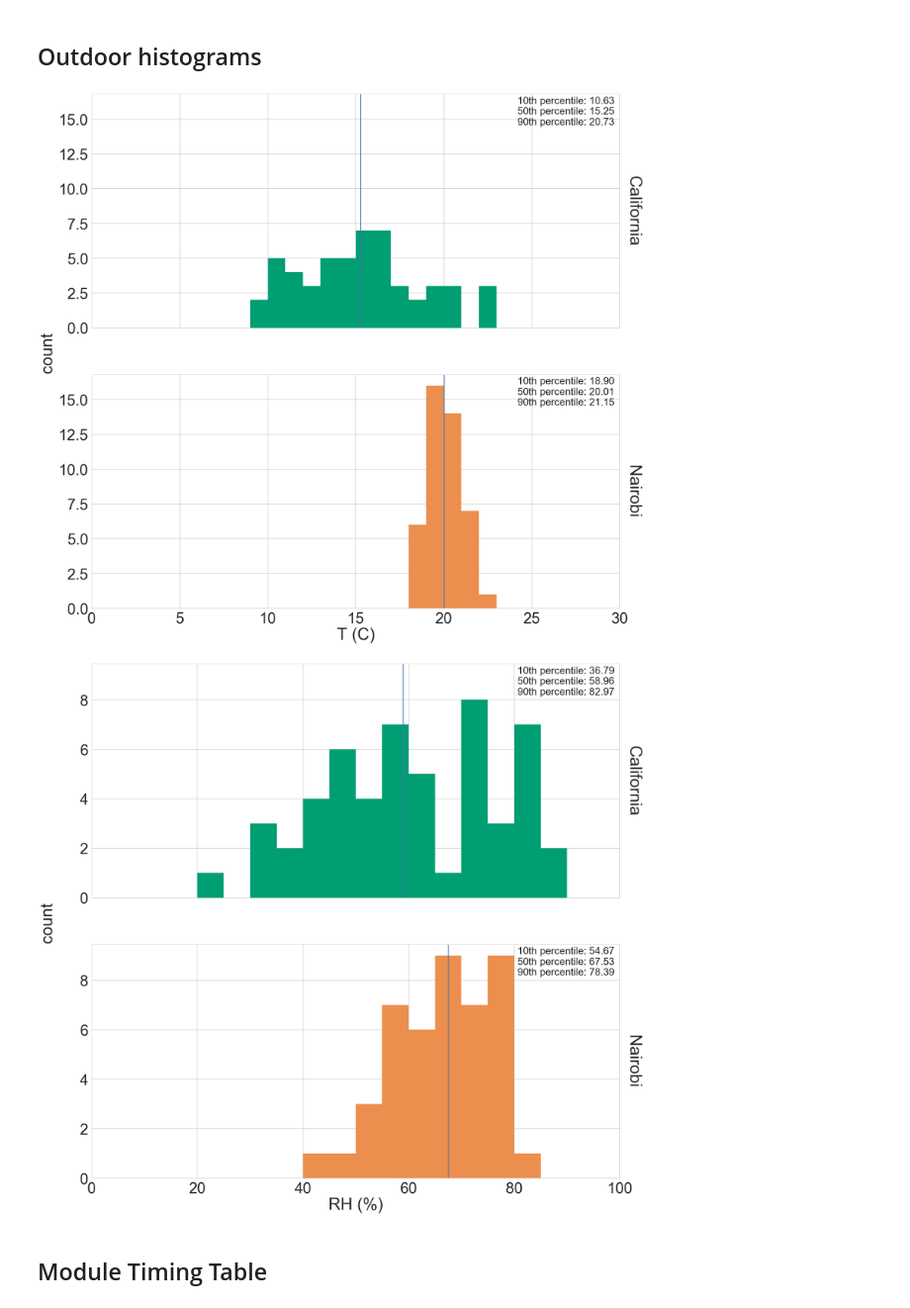
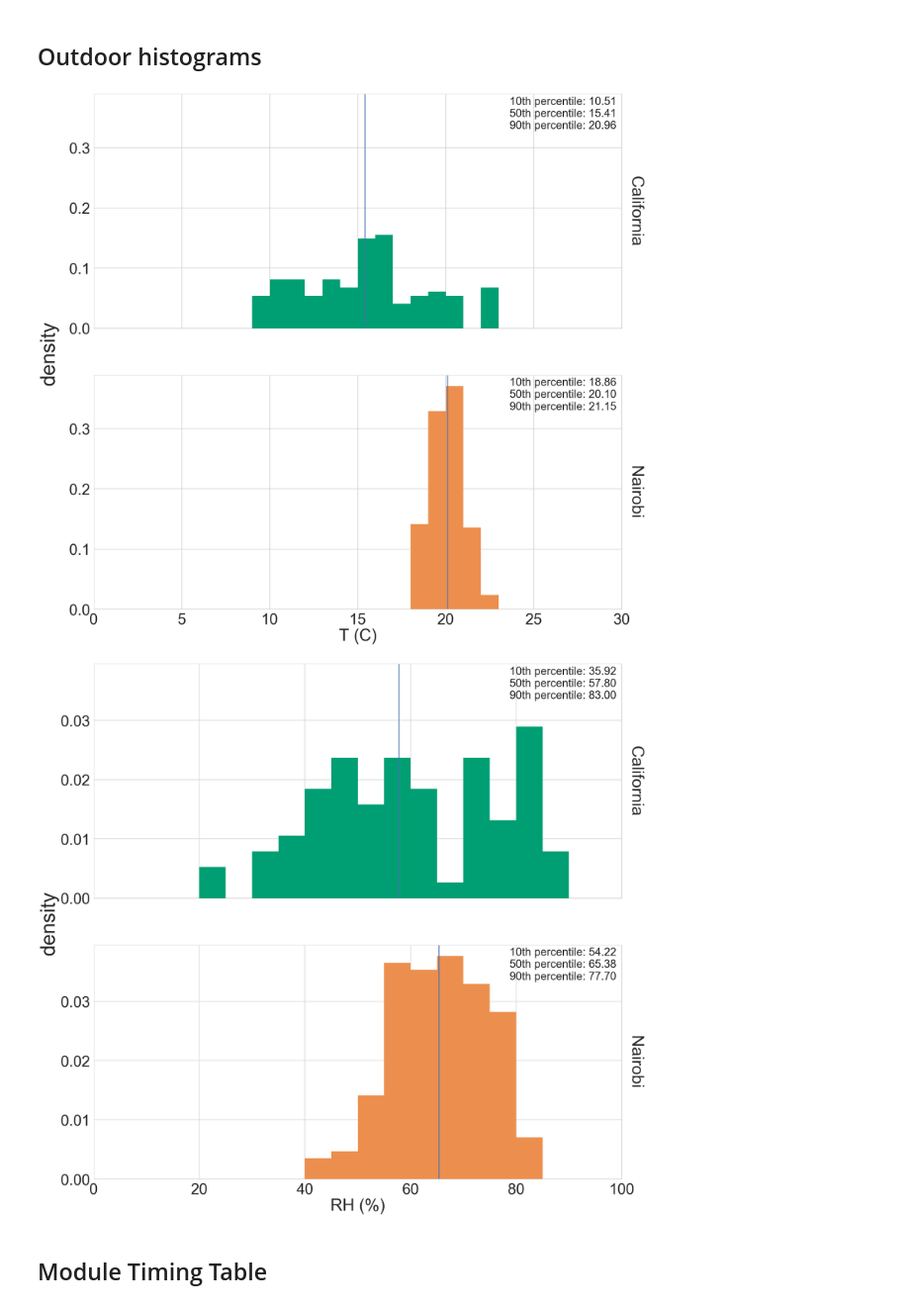
Before and after one commit to bolliger32/berkeley_temp_behavior, a Jupyter notebook: code/notebooks/publication_figures_and_tables.ipynb, the cells around one changed output. Shown: that part at 99% size. Drawn from its saved outputs; the diff is of its cells as text; code cells hidden in the pictures.

Commit message:
update hist in publication figs to weight by session-condition

```diff
--- a/code/notebooks/publication_figures_and_tables.ipynb
+++ b/code/notebooks/publication_figures_and_tables.ipynb
@@ -34,7 +34,7 @@ txs = ['control','treatment']
 colors_hist = {'California':'#009E73',
          'Nairobi':'#EC8F4E'}
 fs = sns.plotting_context()['axes.labelsize']
-fs_lab = sns.plotting_context()['legend.fontsize']
+fs_lab = sns.plotting_context()['legend.fontsize']*4
 
 sns.set_context('poster',font_scale=3,rc={'font.size':32})
 style = 'white'
@@ -148,9 +148,7 @@ for site in ['California','Nairobi']:
 # outdoor temps
 daily_df = pd.read_stata('/Users/ianbolliger/Dropbox/Temperature & Behavior/Experiments/Analysis/participants.dta')
 
-outs = daily_df.groupby(['nairobi','date'])['t_out_dailymean','rh_out_dailymean'].first()
-outs = outs.astype(float).round(2)
-
-T_outs = outs['t_out_dailymean']
+outs = daily_df.groupby(['nairobi','sessioncode'])['t_out_dailymean','rh_out_dailymean'].first()
+outs = outs.dropna(how = 'all').astype(float).round(2)
 # %% [markdown]
 ## Outdoor histograms
@@ -159,34 +155,35 @@ ax.yaxis.set_
 # %%
 with sns.axes_style('whitegrid'):
     for m in ['t_out_dailymean','rh_out_dailymean']:
 
         fig, axs = plt.subplots(2,1,figsize=(30,30),sharex=True, sharey=True)
         for ix,loc in enumerate(sites):
             ax = axs[ix]
             this_df = outs[m].loc[idx[loc,:]]
             this_df.hist(ax=ax,
-                                         color=colors_hist[loc],
-                                         bins=out_dict[m]['bins'])
+                        color=colors_hist[loc],
+                        bins=out_dict[m]['bins'],
+                        density=True)
             ax.yaxis.set_label_position('right')
             ax.set_ylabel(loc,rotation=270)
             ax.yaxis.set_label_coords(1.04,.5)
             ax.set_xlim(out_dict[m]['range'])
 
             p50 = this_df.median()
             p10 = this_df.quantile(.1)
             p90 = this_df.quantile(.9)
 
             ax.axvline(p50)
             ax.text(.99,.99,'10th percentile: {:.2f}\n50th percentile: {:.2f}\n90th percentile: {:.2f}\n'.format(
-                p10,p50,p90),ha='right',va='top', transform = ax.transAxes)
+                p10,p50,p90),ha='right',va='top', transform = ax.transAxes, fontsize=fs)
 
-        fig.text(0.06, 0.5, 'count', ha='center', va='center', rotation='vertical', fontsize=sns.plotting_context()['axes.labelsize'])
+        fig.text(0.06, 0.5, 'density', ha='center', va='center', rotation='vertical', fontsize=fs_lab/2)
         ax.set_xlabel(out_dict[m]['xlabel'])
 
         fig.savefig('../../results/figures/main_experiment/outoor_hist_{}.png'.format(m.split('_')[0]))
 # %% [output]
-[figure, old version]
+[figure, new version]
-[figure, old version]
+[figure, new version]
 # %% [markdown]
 ## Module Timing Table
 # %%
```
Also changed, not shown: parts of 2 cells of this notebook.
